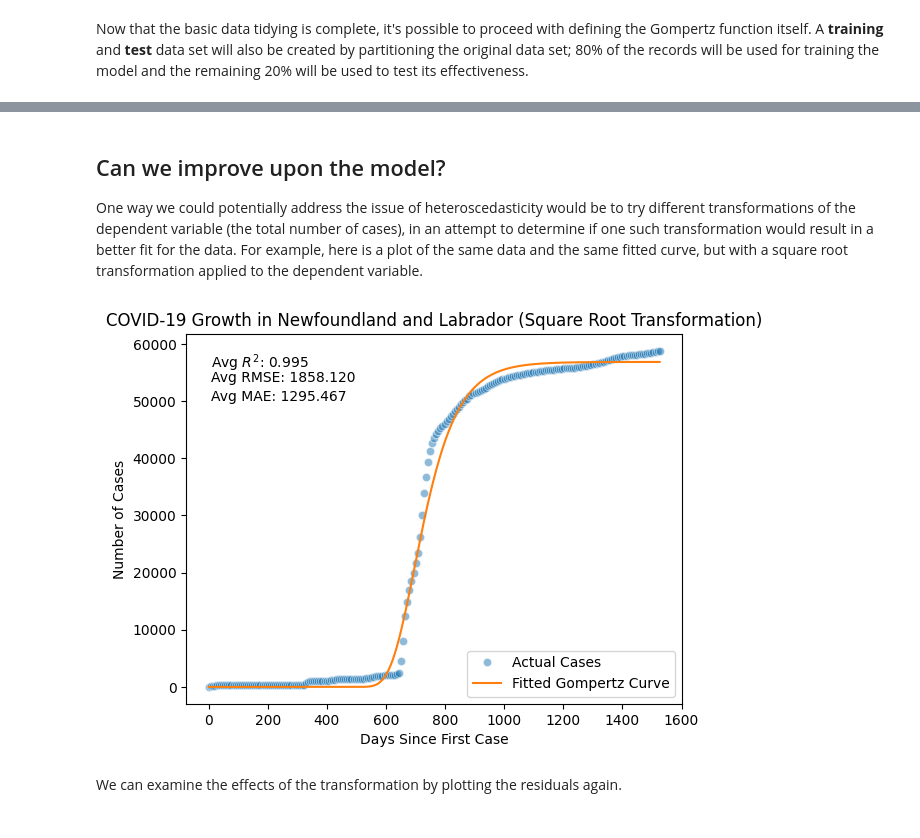
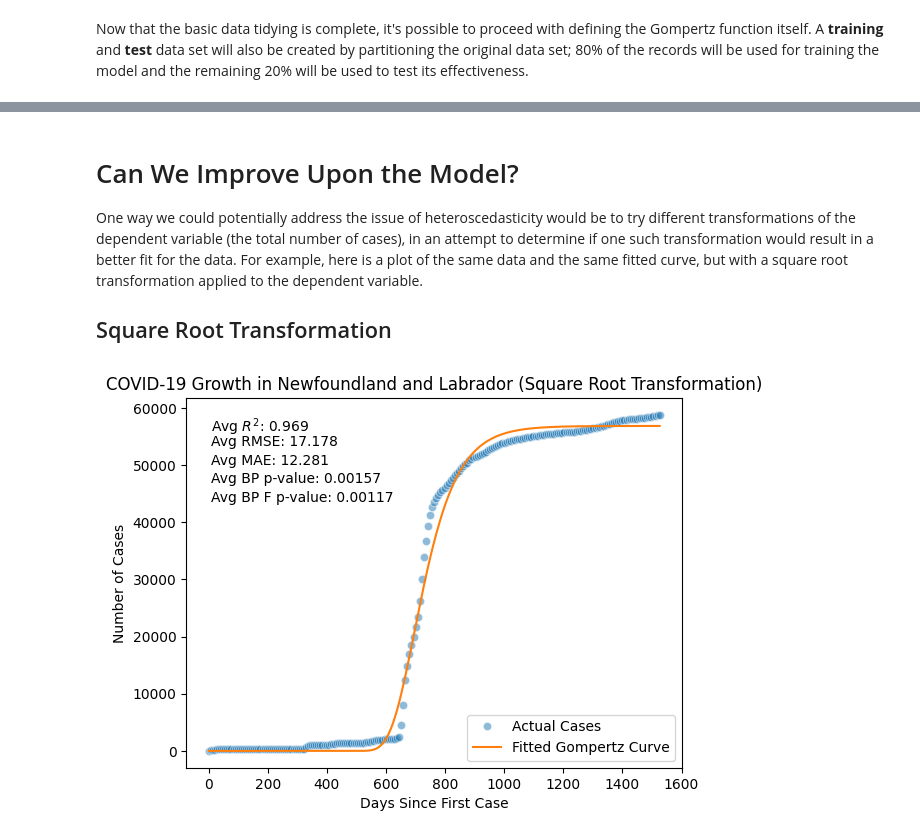
Before and after one commit to sa0v/COVID, a Jupyter notebook: COVID.ipynb, the cells around one changed output, grey strips where cells are left out. Saved outputs shown, nothing was run; the diff lists cells and outputs as text; code cells hidden in the pictures.

```diff
--- a/COVID.ipynb
+++ b/COVID.ipynb
@@ -370,10 +440,17 @@ There is a considerable variation in the spread of the residuals over time. The
 # %% [markdown]
-## Can we improve upon the model?
+# Can We Improve Upon the Model?
 
 One way we could potentially address the issue of heteroscedasticity would be to try different transformations of the dependent variable (the total number of cases), in an attempt to determine if one such transformation would result in a better fit for the data. For example, here is a plot of the same data and the same fitted curve, but with a square root transformation applied to the dependent variable.
+
+## Square Root Transformation
 # %%
 from sklearn.model_selection import KFold
 from sklearn.metrics import mean_squared_error, mean_absolute_error
+from statsmodels.stats.diagnostic import het_breuschpagan
+import statsmodels.api as sm
+import seaborn as sns
+import matplotlib.pyplot as plt
+import numpy as np
 
 # Perform a square root transformation on the dependent variable.
 data['sqrt_totalcases'] = np.sqrt(data['totalcases'])
@@ -382,6 +459,7 @@ data['days'] = (data['date'] - data['date'].min()).dt.days
 # Initialize cross-validation and placeholders for metrics.
 kf = KFold(n_splits=5, shuffle=True, random_state=42)
 r2_scores, rmse_scores, mae_scores = [], [], []
+bp_p_values, bp_f_p_values = [], []
 
 # Cross-validation.
 for train_index, test_index in kf.split(data):
@@ -392,44 +470,53 @@ for train_index, test_index in kf.split(data):
     initial_guess = [np.sqrt(train_data['totalcases'].max()), 1, 0.01]
     params, _ = curve_fit(gompertz, train_data['days'], train_data['sqrt_totalcases'], p0=initial_guess)
 
-    # Predict on the test set,
+    # Predict on the test set.
     test_data['fitted_sqrt_cases'] = gompertz(test_data['days'], *params)
     test_data['fitted_cases'] = test_data['fitted_sqrt_cases']**2
+    test_data['residuals_sqrt'] = test_data['sqrt_totalcases'] - test_data['fitted_sqrt_cases']
 
-    test_data['residuals'] = test_data['totalcases'] - test_data['fitted_cases']
+    # Perform the Breusch-Pagan test for heteroscedasticity.
+    exog = sm.add_constant(test_data['days'])  # Add constant for intercept in regression.
+    bp_test = het_breuschpagan(test_data['residuals_sqrt'], exog)
+    bp_p_values.append(bp_test[1])  # LM test p-value.
+    bp_f_p_values.append(bp_test[3])  # F-statistic p-value.
 
     # Calculate performance metrics.
-    ss_total = np.sum((test_data['totalcases'] - np.mean(test_data['totalcases']))**2)
-    ss_residual = np.sum(test_data['residuals']**2)
+    ss_total = np.sum((test_data['sqrt_totalcases'] - np.mean(test_data['sqrt_totalcases']))**2)
+    ss_residual = np.sum(test_data['residuals_sqrt']**2)
     r2_scores.append(1 - (ss_residual / ss_total))
-    rmse_scores.append(np.sqrt(mean_squared_error(test_data['totalcases'], test_data['fitted_cases'])))
-    mae_scores.append(mean_absolute_error(test_data['totalcases'], test_data['fitted_cases']))
+    rmse_scores.append(np.sqrt(mean_squared_error(test_data['sqrt_totalcases'], test_data['fitted_sqrt_cases'])))
+    mae_scores.append(mean_absolute_error(test_data['sqrt_totalcases'], test_data['fitted_sqrt_cases']))
 
 # Aggregate metrics.
 avg_r2 = np.mean(r2_scores)
 avg_rmse = np.mean(rmse_scores)
 avg_mae = np.mean(mae_scores)
+avg_bp_p_value = np.mean(bp_p_values)
+avg_bp_f_p_value = np.mean(bp_f_p_values)
 
 # Fit model on the entire dataset for visualization.
 params, _ = curve_fit(gompertz, data['days'], data['sqrt_totalcases'], p0=initial_guess)
 data['fitted_sqrt_cases'] = gompertz(data['days'], *params)
 data['fitted_cases'] = data['fitted_sqrt_cases']**2
+data['residuals_sqrt'] = data['sqrt_totalcases'] - data['fitted_sqrt_cases']
 
+# Main plot for Gompertz curve fitting.
 sns.lineplot(x=data['days'], y=data['totalcases'], label='Actual Cases', color='tab:blue', marker='o', linestyle='None', alpha=0.5)
 sns.lineplot(x=data['days'], y=data['fitted_cases'], label='Fitted Gompertz Curve', color='tab:orange')
 plt.title("COVID-19 Growth in Newfoundland and Labrador (Square Root Transformation)")
 plt.xlabel("Days Since First Case")
 plt.ylabel("Number of Cases")
 
-# Add summary statistics as text elements to the plot.
+# Add summary statistics and BP test results as text elements to the plot.
 plt.text(x=0.05, y=0.95, s=f"Avg $R^2$: {avg_r2:.3f}", transform=plt.gca().transAxes, fontsize=10, verticalalignment='top')
 plt.text(x=0.05, y=0.90, s=f"Avg RMSE: {avg_rmse:.3f}", transform=plt.gca().transAxes, fontsize=10, verticalalignment='top')
 plt.text(x=0.05, y=0.85, s=f"Avg MAE: {avg_mae:.3f}", transform=plt.gca().transAxes, fontsize=10, verticalalignment='top')
+plt.text(x=0.05, y=0.80, s=f"Avg BP p-value: {avg_bp_p_value:.5f}", transform=plt.gca().transAxes, fontsize=10, verticalalignment='top')
+plt.text(x=0.05, y=0.75, s=f"Avg BP F p-value: {avg_bp_f_p_value:.5f}", transform=plt.gca().transAxes, fontsize=10, verticalalignment='top')
 
 plt.legend()
 plt.grid(False)
 plt.show()
 # %% [output]
-[figure, old version]
+[figure, new version]
-# %% [markdown]
-We can examine the effects of the transformation by plotting the residuals again.
```
Also changed, not shown: parts of 28 cells of this notebook.
